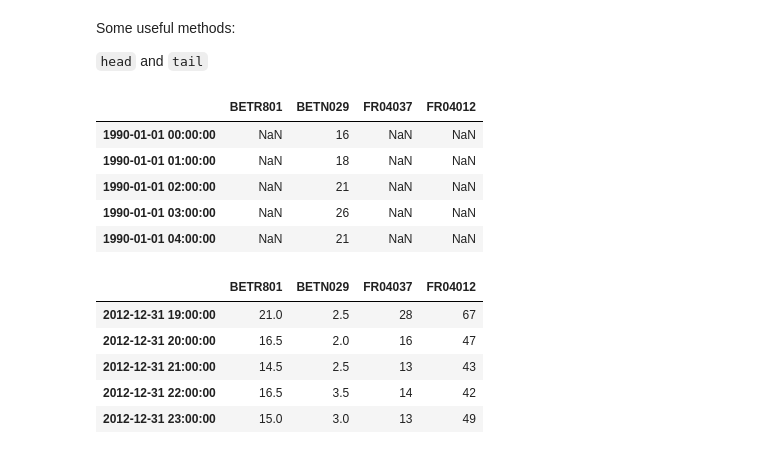
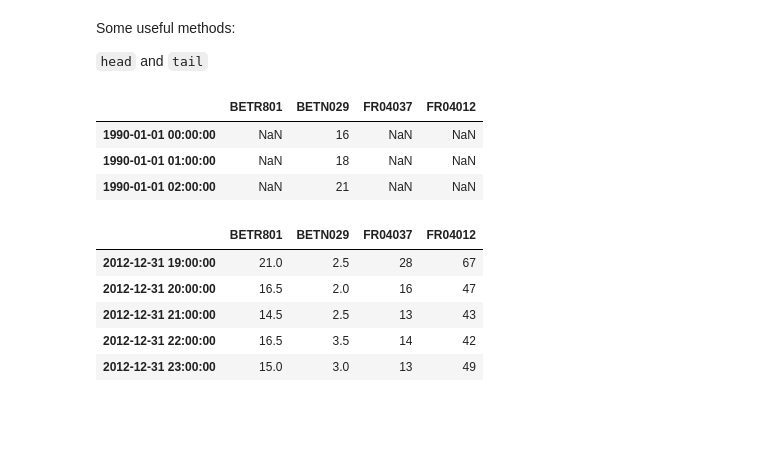
Before and after one commit to jorisvandenbossche/2015-PyDataParis, a Jupyter notebook: pandas_introduction.ipynb, the cells around one changed output. Drawn from its saved outputs; the diff is of its cells as text; code cells hidden in the pictures; blank space fills up the shorter version.

```diff
--- a/pandas_introduction.ipynb
+++ b/pandas_introduction.ipynb
@@ -803,14 +791,12 @@ Some useful methods:
 
 `head` and `tail`
 # %%
-no2.head()
+no2.head(3)
 # %% [output]
 |  | BETR801 | BETN029 | FR04037 | FR04012 |
 | 1990-01-01 00:00:00 | NaN | 16 | NaN | NaN |
 | 1990-01-01 01:00:00 | NaN | 18 | NaN | NaN |
 | 1990-01-01 02:00:00 | NaN | 21 | NaN | NaN |
-| 1990-01-01 03:00:00 | NaN | 26 | NaN | NaN |
-| 1990-01-01 04:00:00 | NaN | 21 | NaN | NaN |
 # %%
 no2.tail()
 # %% [output]
```
Also changed, not shown: parts of 44 cells of this notebook, 1 other file.
